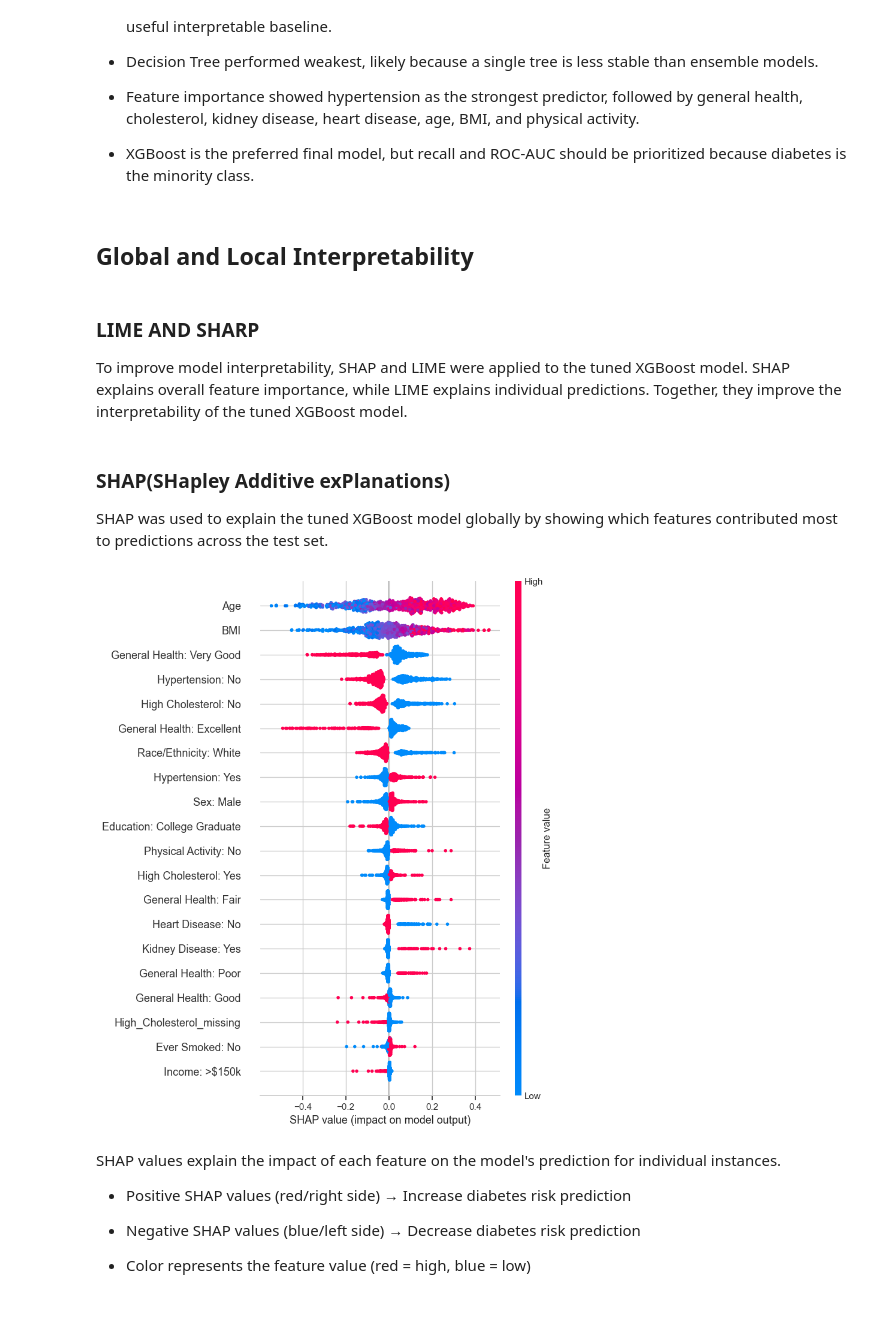
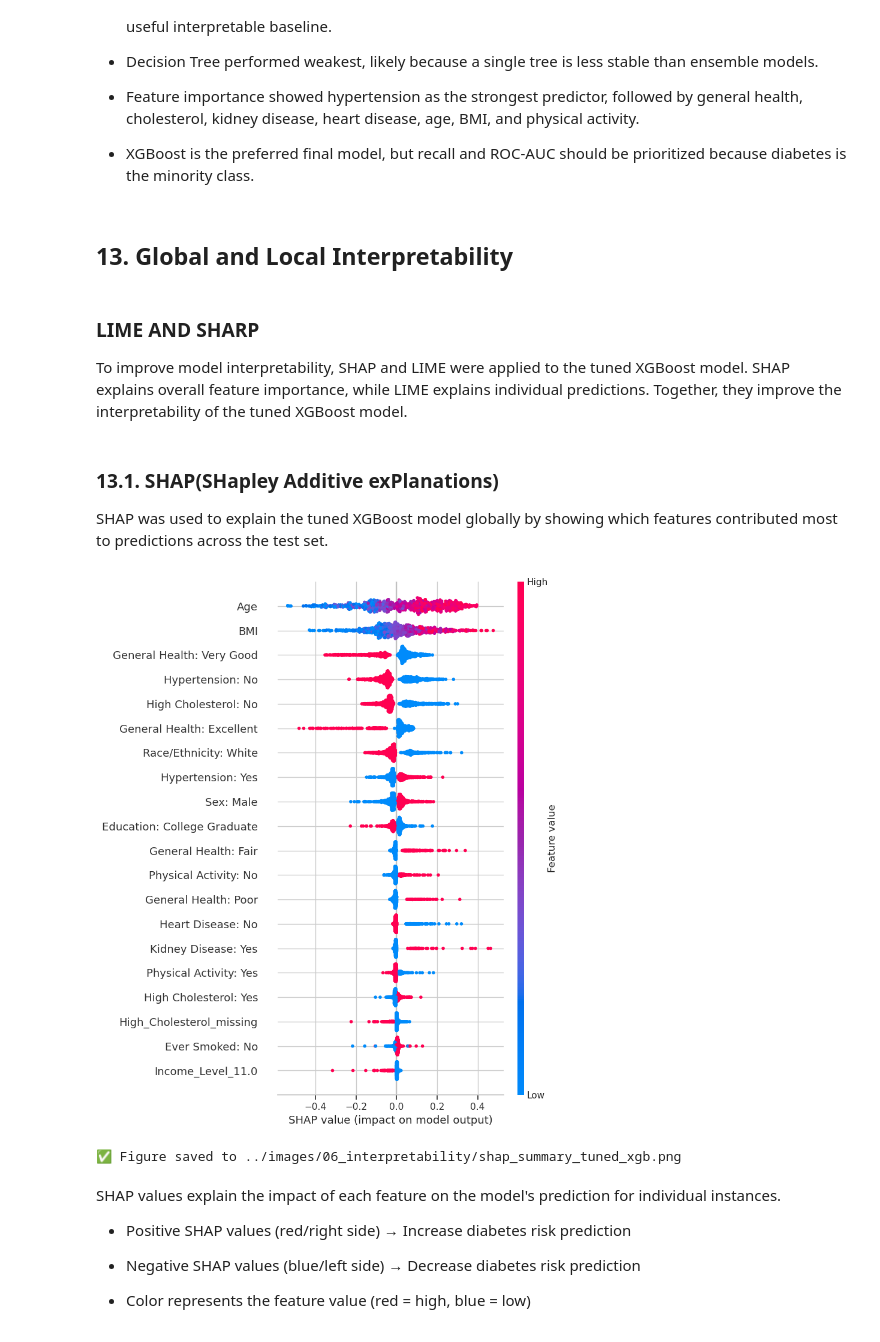
Before and after one commit to Orandifelix/diabetes-risk-prediction-xai, a Jupyter notebook: notebooks/T2DM.ipynb, the cells around one changed output. Saved outputs shown, nothing was run; the diff lists cells and outputs as text; code cells hidden in the pictures.

```diff
--- a/notebooks/T2DM.ipynb
+++ b/notebooks/T2DM.ipynb
@@ -170,0 +186,4 @@ memory usage: 1.1+ GB
+# %%
+#Inspecting variable names
+for i, col in enumerate(df.columns, start=1):
+    print(f"{i:3}. {col}")
@@ -1047,3 +1868,30 @@ preprocessor = ColumnTransformer(
         ("missing_flags", "passthrough", indicator_features)
     ]
 )
+# %%
+# Missing values before preprocessing
+missing_before = X_train.isnull().sum().sum()
+
+# Apply preprocessing
+X_train_processed = preprocessor.fit_transform(X_train)
+
+# Missing values after preprocessing
+if hasattr(X_train_processed, "toarray"):
+    missing_after = np.isnan(X_train_processed.toarray()).sum()
+else:
+    missing_after = np.isnan(X_train_processed).sum()
+
+# Plot
+plt.figure(figsize=(5, 4))
+plt.bar(["Before Imputation", "After Imputation"],
+        [missing_before, missing_after])
+plt.title("Missing Values Before and After Preprocessing")
+plt.ylabel("Number of Missing Values")
+
+for i, v in enumerate([missing_before, missing_after]):
+    plt.text(i, v, str(v), ha="center", va="bottom")
+
+
+plt.savefig("../images/03_feature_engineering/missing_values.png")
+plt.show()
+print("✅ Figure saved to ../images/03_feature_engineering/missing_values.png")
@@ -1685,13 +2778,13 @@ Overall, the feature importance results align well with the EDA findings: diabet
 
 - XGBoost is the preferred final model, but recall and ROC-AUC should be prioritized because diabetes is the minority class.
 # %% [markdown]
-## Global and Local Interpretability
+## 13. Global and Local Interpretability
 # %% [markdown]
 ### LIME AND SHARP
 To improve model interpretability, SHAP and LIME were applied to the tuned XGBoost model.
 SHAP explains overall feature importance, while LIME explains individual predictions. Together, they improve the interpretability of the tuned XGBoost model.
 # %% [markdown]
-### SHAP(SHapley Additive exPlanations)
+### 13.1. SHAP(SHapley Additive exPlanations)
 SHAP was used to explain the tuned XGBoost model globally by showing which features contributed most to predictions across the test set.
 # %%
 # Transform data using the fitted preprocessor
@@ -1794,12 +2887,24 @@ feature_names = (
 # %%
 # SHAP summary plot
 shap.summary_plot(
     shap_values.values,
     X_test_transformed[:1000],
-    feature_names=feature_names
+    feature_names=feature_names,
+    show=False
 )
+
+plt.tight_layout()
+plt.savefig(
+    "../images/06_interpretability/shap_summary_tuned_xgb.png",
+    dpi=300,
+    bbox_inches="tight",
+)
+plt.show()
+
+print("✅ Figure saved to ../images/06_interpretability/shap_summary_tuned_xgb.png")
 # %% [output]
-[figure, old version]
+[figure, new version]
+✅ Figure saved to ../images/06_interpretability/shap_summary_tuned_xgb.png
 # %% [markdown]
 SHAP values explain the impact of each feature on the model's prediction for individual instances.
 
```
Also changed, not shown: parts of 155 cells of this notebook, 58 other files.
